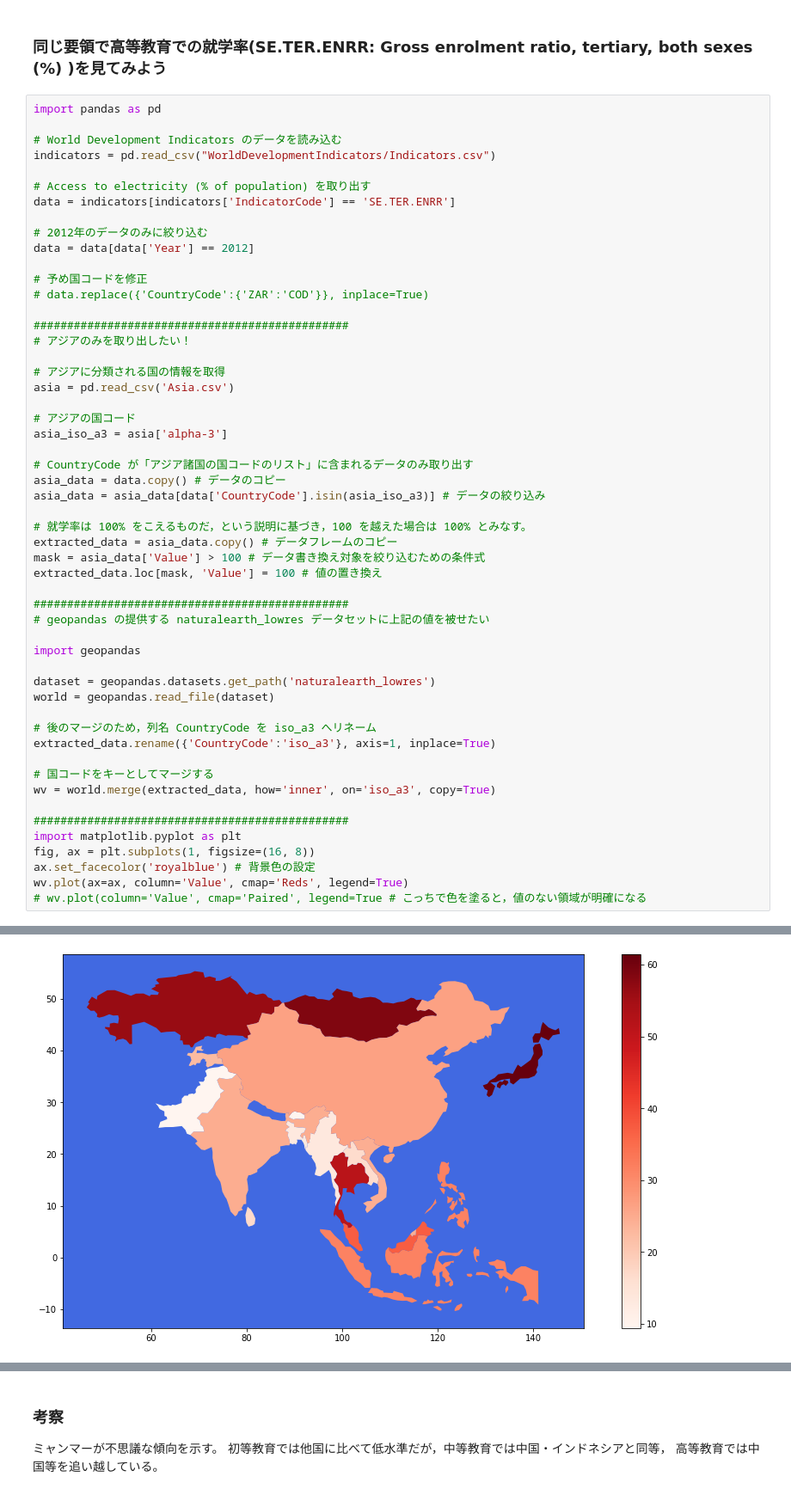
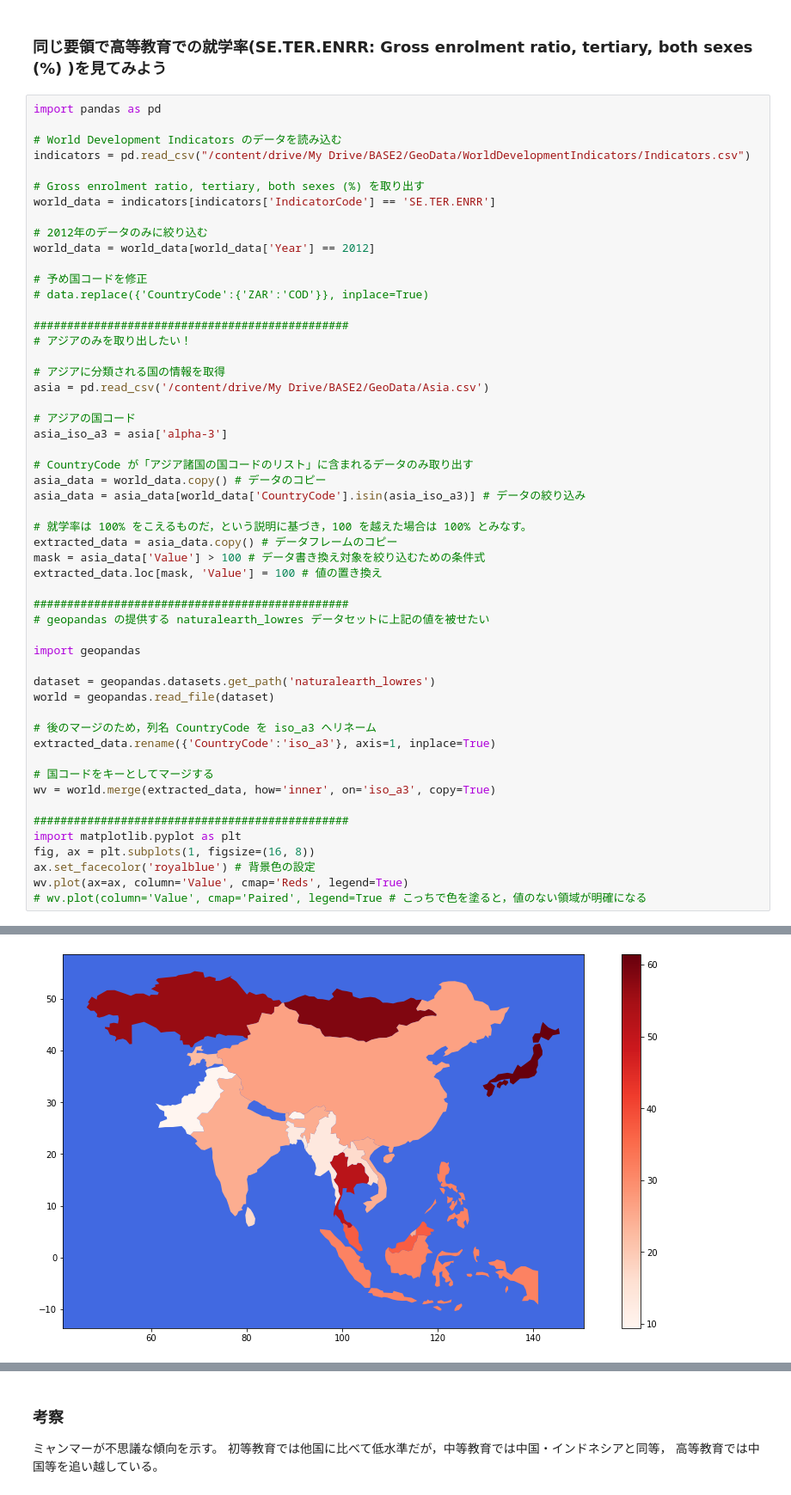
Before and after one commit to ymuto0302/base2_2020, a Jupyter notebook: GIS5_WDI_education.ipynb, the cells around one changed output, grey strips where cells are left out. Shown at 86% size. Saved outputs shown, nothing was run; the diff lists cells and outputs as text.

```diff
--- a/GIS5_WDI_education.ipynb
+++ b/GIS5_WDI_education.ipynb
@@ -355,13 +376,13 @@ wv.plot(ax=ax, column='Value', cmap='Reds', legend=True)
 import pandas as pd
 
 # World Development Indicators のデータを読み込む
-indicators = pd.read_csv("WorldDevelopmentIndicators/Indicators.csv")
+indicators = pd.read_csv("/content/drive/My Drive/BASE2/GeoData/WorldDevelopmentIndicators/Indicators.csv")
 
-# Access to electricity (% of population) を取り出す
-data = indicators[indicators['IndicatorCode'] == 'SE.TER.ENRR']
+# Gross enrolment ratio, tertiary, both sexes (%) を取り出す
+world_data = indicators[indicators['IndicatorCode'] == 'SE.TER.ENRR']
 
 # 2012年のデータのみに絞り込む
-data = data[data['Year'] == 2012]
+world_data = world_data[world_data['Year'] == 2012]
 
 # 予め国コードを修正
 # data.replace({'CountryCode':{'ZAR':'COD'}}, inplace=True)
@@ -370,14 +391,14 @@ data = data[data['Year'] == 2012]
 # アジアのみを取り出したい！
 
 # アジアに分類される国の情報を取得
-asia = pd.read_csv('Asia.csv')
+asia = pd.read_csv('/content/drive/My Drive/BASE2/GeoData/Asia.csv')
 
 # アジアの国コード
 asia_iso_a3 = asia['alpha-3']
 
 # CountryCode が「アジア諸国の国コードのリスト」に含まれるデータのみ取り出す
-asia_data = data.copy() # データのコピー
-asia_data = asia_data[data['CountryCode'].isin(asia_iso_a3)] # データの絞り込み
+asia_data = world_data.copy() # データのコピー
+asia_data = asia_data[world_data['CountryCode'].isin(asia_iso_a3)] # データの絞り込み
 
 # 就学率は 100% をこえるものだ，という説明に基づき，100 を越えた場合は 100% とみなす。
 extracted_data = asia_data.copy() # データフレームのコピー
@@ -409,4 +430,4 @@ wv.plot(ax=ax, column='Value', cmap='Reds', legend=True)
-[figure, old version]
+[figure, new version]
 # %% [markdown]
 ### 初等・中等・高等教育における就学率の比較
 上記のコードの一部をまとめ，初等(primary), 中等(secondary)，高等(tertiary)それぞれの就学率を比較する。
```
Also changed, not shown: parts of 105 cells of this notebook.
